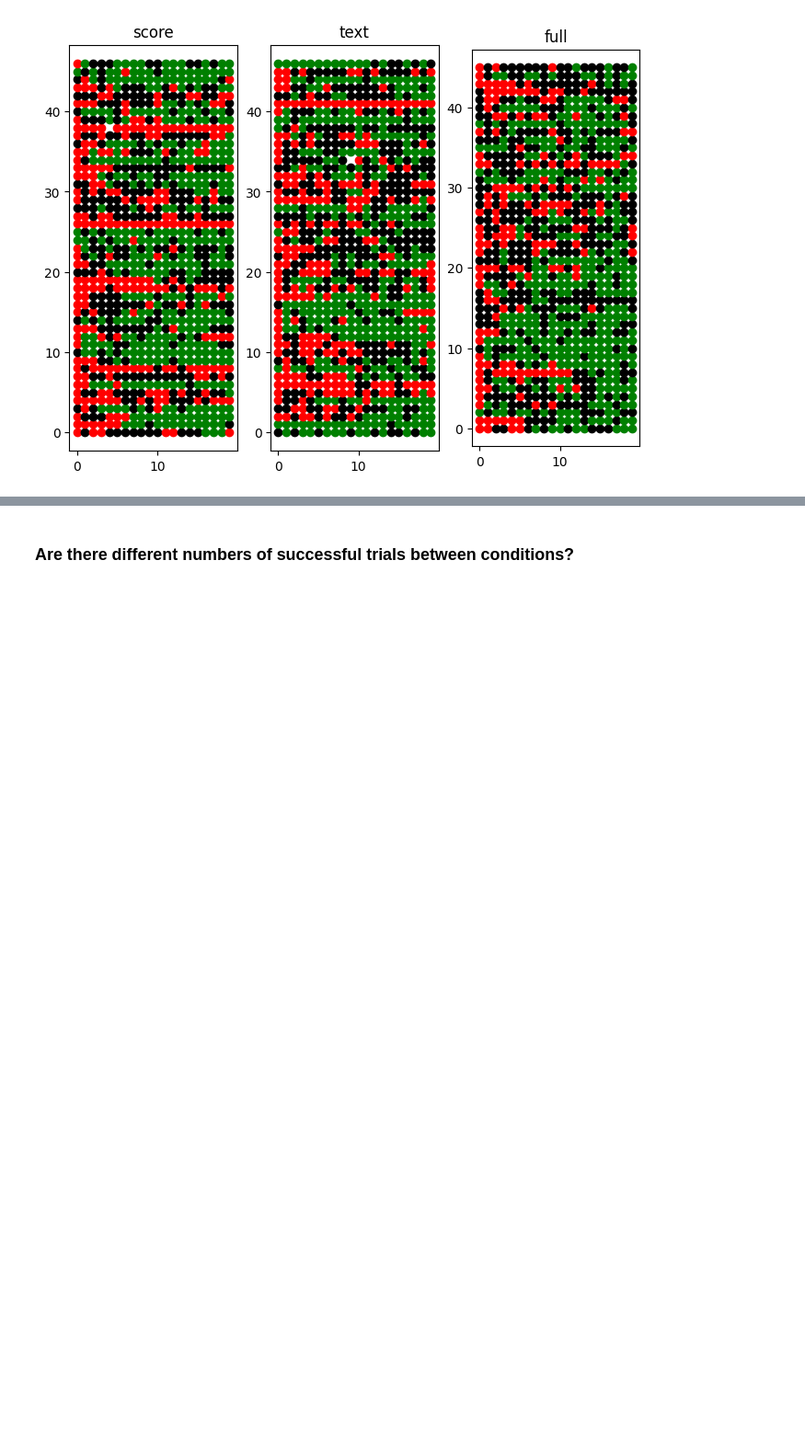
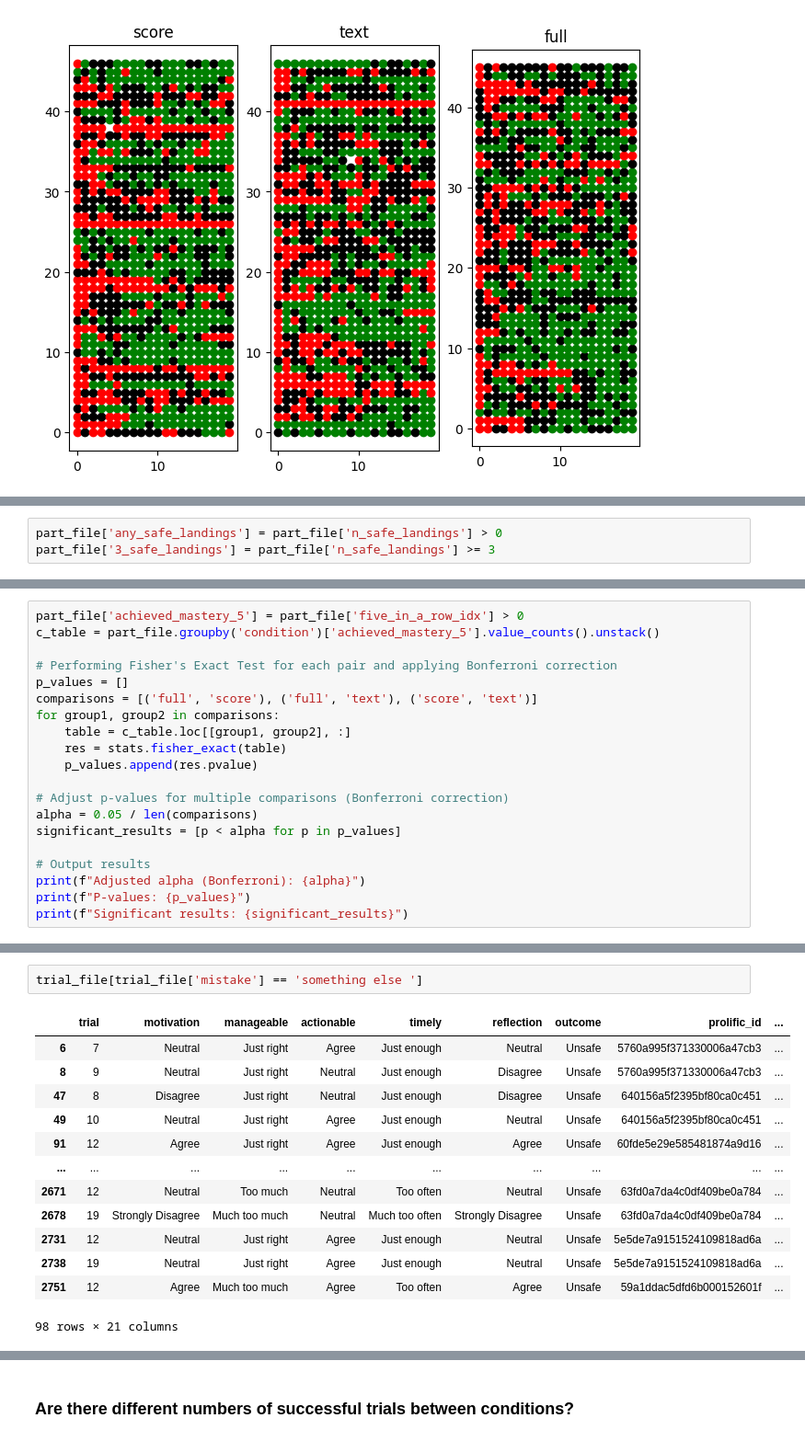
Before and after one commit to cairo-robotics/llm-multimodal-drone-feedback, a Jupyter notebook: analysis/analysis_brainstorm.ipynb, the cells around one changed output, grey strips where cells are left out. Shown: that part at 92% size. Drawn from its saved outputs; the diff is of its cells as text; blank space fills up the shorter version.

```diff
--- a/analysis/analysis_brainstorm.ipynb
+++ b/analysis/analysis_brainstorm.ipynb
@@ -844,0 +854,3 @@ skipping participant 6522a86994a5ce0d7bb9feba trial 9
+# %%
+part_file['any_safe_landings'] = part_file['n_safe_landings'] > 0
+part_file['3_safe_landings'] = part_file['n_safe_landings'] >= 3
@@ -844,0 +1030,20 @@ skipping participant 6522a86994a5ce0d7bb9feba trial 9
+# %%
+part_file['achieved_mastery_5'] = part_file['five_in_a_row_idx'] > 0
+c_table = part_file.groupby('condition')['achieved_mastery_5'].value_counts().unstack()
+
+# Performing Fisher's Exact Test for each pair and applying Bonferroni correction
+p_values = []
+comparisons = [('full', 'score'), ('full', 'text'), ('score', 'text')]
+for group1, group2 in comparisons:
+    table = c_table.loc[[group1, group2], :]
+    res = stats.fisher_exact(table)
+    p_values.append(res.pvalue)
+
+# Adjust p-values for multiple comparisons (Bonferroni correction)
+alpha = 0.05 / len(comparisons)
+significant_results = [p < alpha for p in p_values]
+
+# Output results
+print(f"Adjusted alpha (Bonferroni): {alpha}")
+print(f"P-values: {p_values}")
+print(f"Significant results: {significant_results}")
@@ -844,0 +1081,16 @@ skipping participant 6522a86994a5ce0d7bb9feba trial 9
+# %%
+trial_file[trial_file['mistake'] == 'something else ']
+# %% [output]
+|  | trial | motivation | manageable | actionable | timely | reflection | outcome | prolific_id | ... |
+| 6 | 7 | Neutral | Just right | Agree | Just enough | Neutral | Unsafe | 5760a995f371330006a47cb3 | ... |
+| 8 | 9 | Neutral | Just right | Neutral | Just enough | Disagree | Unsafe | 5760a995f371330006a47cb3 | ... |
+| 47 | 8 | Disagree | Just right | Neutral | Just enough | Disagree | Unsafe | 640156a5f2395bf80ca0c451 | ... |
+| 49 | 10 | Neutral | Just right | Agree | Just enough | Neutral | Unsafe | 640156a5f2395bf80ca0c451 | ... |
+| 91 | 12 | Agree | Just right | Agree | Just enough | Agree | Unsafe | 60fde5e29e585481874a9d16 | ... |
+| ... | ... | ... | ... | ... | ... | ... | ... | ... | ... |
+| 2671 | 12 | Neutral | Too much | Neutral | Too often | Neutral | Unsafe | 63fd0a7da4c0df409be0a784 | ... |
+| 2678 | 19 | Strongly Disagree | Much too much | Neutral | Much too often | Strongly Disagree | Unsafe | 63fd0a7da4c0df409be0a784 | ... |
+| 2731 | 12 | Neutral | Just right | Agree | Just enough | Neutral | Unsafe | 5e5de7a9151524109818ad6a | ... |
+| 2738 | 19 | Neutral | Just right | Agree | Just enough | Neutral | Unsafe | 5e5de7a9151524109818ad6a | ... |
+| 2751 | 12 | Agree | Much too much | Agree | Too often | Agree | Unsafe | 59a1ddac5dfd6b000152601f | ... |
+98 rows × 21 columns
```
Also changed, not shown: parts of 24 cells of this notebook.
